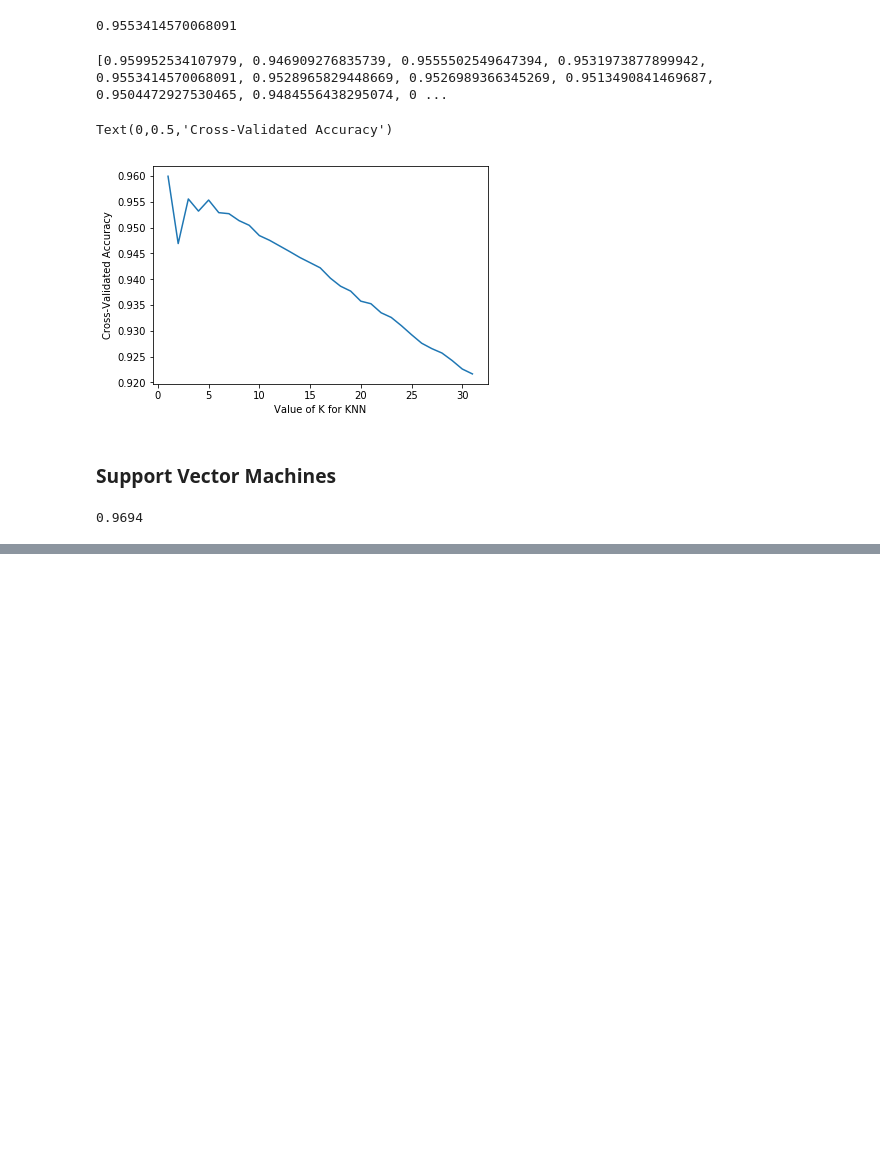
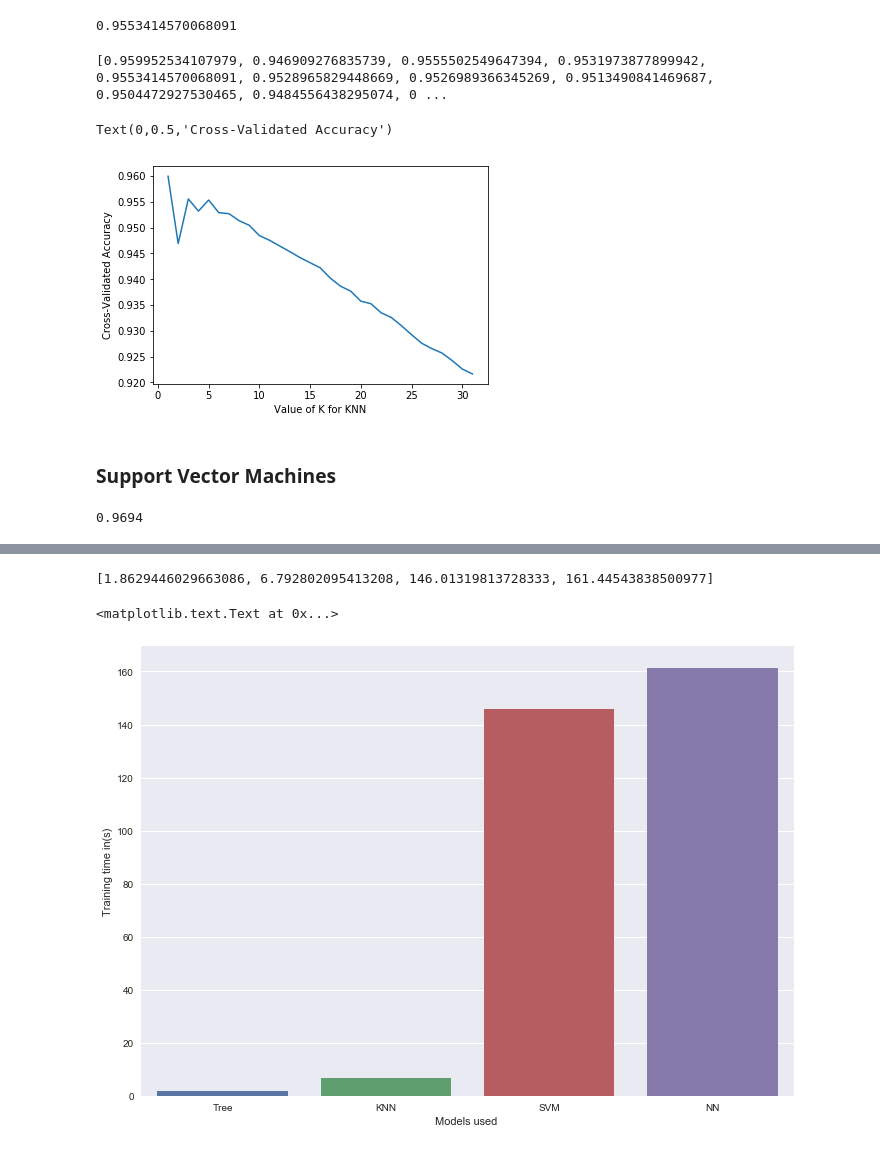
Before and after one commit to Jugaadu/mltask, a Jupyter notebook: Mltask.ipynb, the cells around one changed output, grey strips where cells are left out. Cells and saved outputs as stored; diff of their text form; code cells hidden in the pictures; blank space fills up the shorter version.

Commit message:
Added Neural Networks and Model comparisions

```diff
--- a/Mltask.ipynb
+++ b/Mltask.ipynb
@@ -559,0 +721,17 @@ GridSearchCV(cv=10, error_score='raise',
+# %%
+models = []
+
+models.append(DecisionTreeClassifier(min_samples_leaf=1, min_samples_split=2))
+models.append(KNeighborsClassifier(n_neighbors=5))
+models.append(SVC(C=2.0,kernel='rbf'))
+models.append(MLPClassifier(hidden_layer_sizes=(64, 32, 16, 8)))
+# %%
+test_scores = []
+training_time = []
+
+for m in models:
+    start = time.time()
+    s = cross_val_score(m, X,y,cv = 10, scoring = "accuracy")
+    end = time.time()
+    test_scores.append(s)
+    training_time.append(end-start)
@@ -559,0 +749,15 @@ GridSearchCV(cv=10, error_score='raise',
+# %%
+training_time
+# %% [output]
+[1.8629446029663086, 6.792802095413208, 146.01319813728333, 161.44543838500977]
+# %%
+Models = ['Tree','KNN','SVM','NN']
+# %%
+sns.set(rc={'figure.figsize':(11.7,8.27)})
+# %%
+sns.barplot(Models,training_time)
+plt.xlabel('Models used ')
+plt.ylabel('Training time in(s)')
+# %% [output]
+<matplotlib.text.Text at 0x...>
+[figure, added]
```
Also changed, not shown: parts of 45 cells of this notebook.
